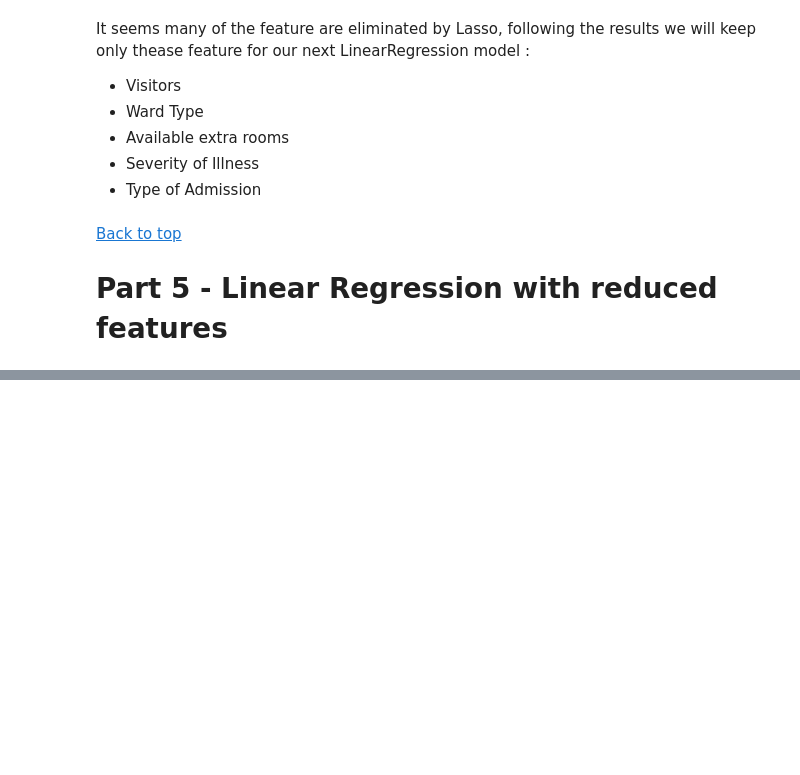
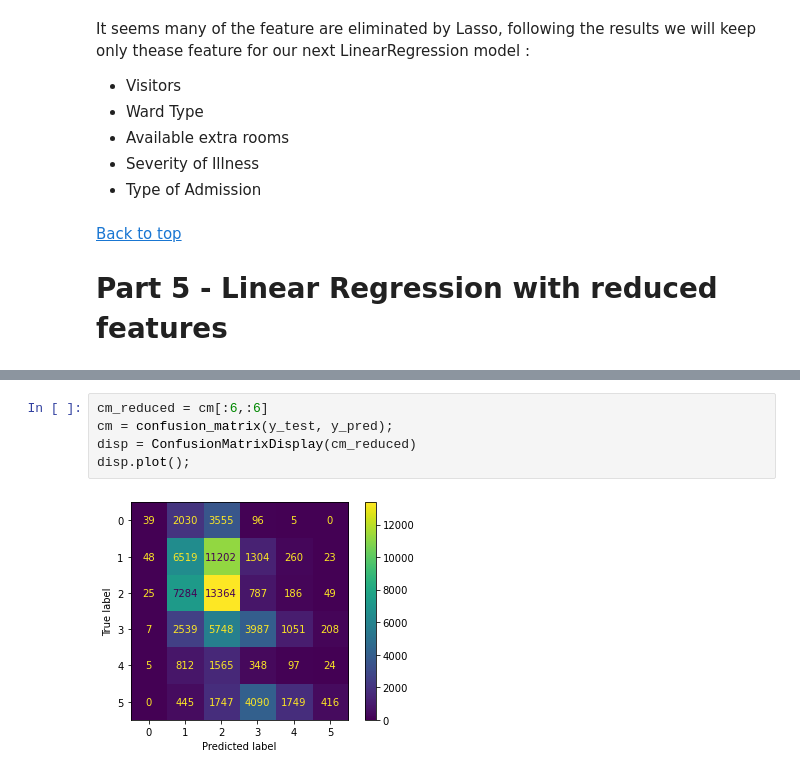
Before and after one commit to Baraa42/Elalami-Skakova-INM701-Coursework, a Jupyter notebook: 3- Regression.ipynb, the cells around one changed output, grey strips where cells are left out. Drawn from its saved outputs; the diff is of its cells as text; blank space fills up the shorter version.

```diff
--- a/3- Regression.ipynb
+++ b/3- Regression.ipynb
@@ -316,0 +475,7 @@ features = ['Visitors with Patient', 'Ward_Type', 'Available Extra Rooms in Hosp
+# %%
+cm_reduced = cm[:6,:6]
+cm = confusion_matrix(y_test, y_pred);
+disp = ConfusionMatrixDisplay(cm_reduced)
+disp.plot();
+# %% [output]
+[figure, added]
```
Also changed, not shown: parts of 45 cells of this notebook.
